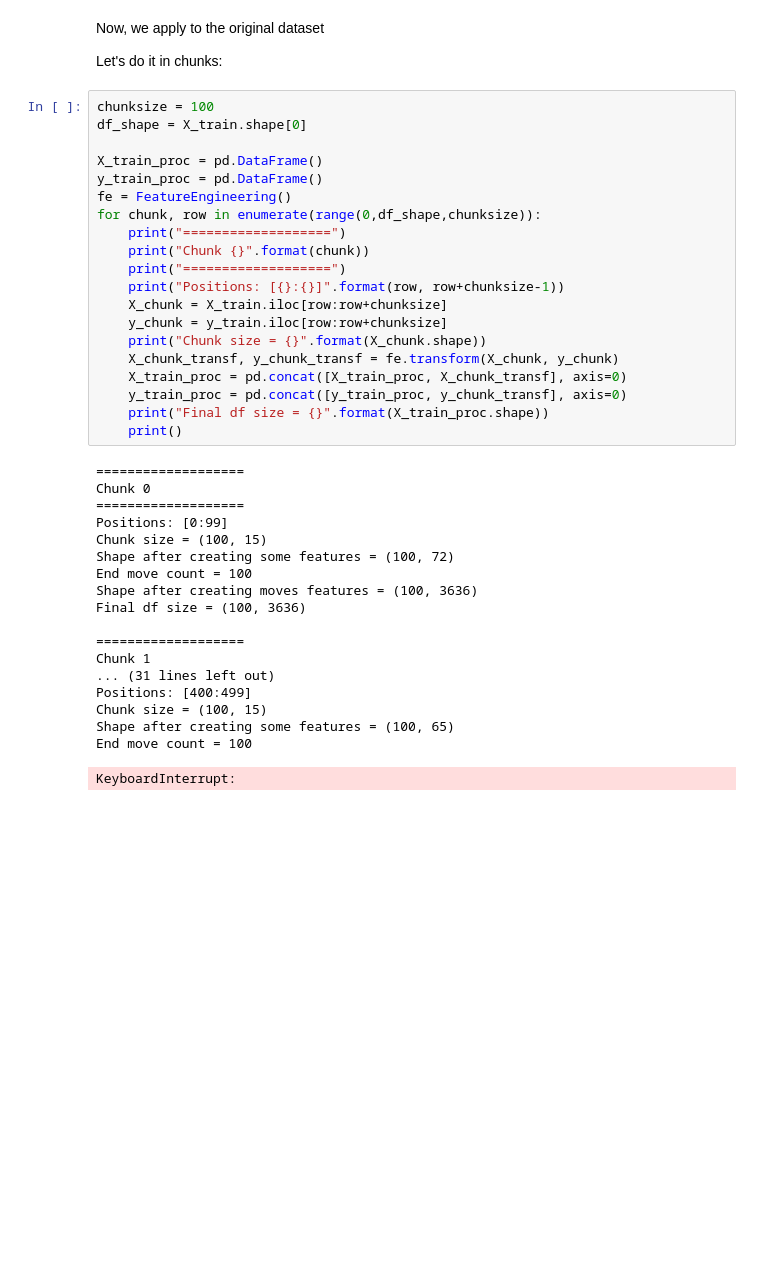
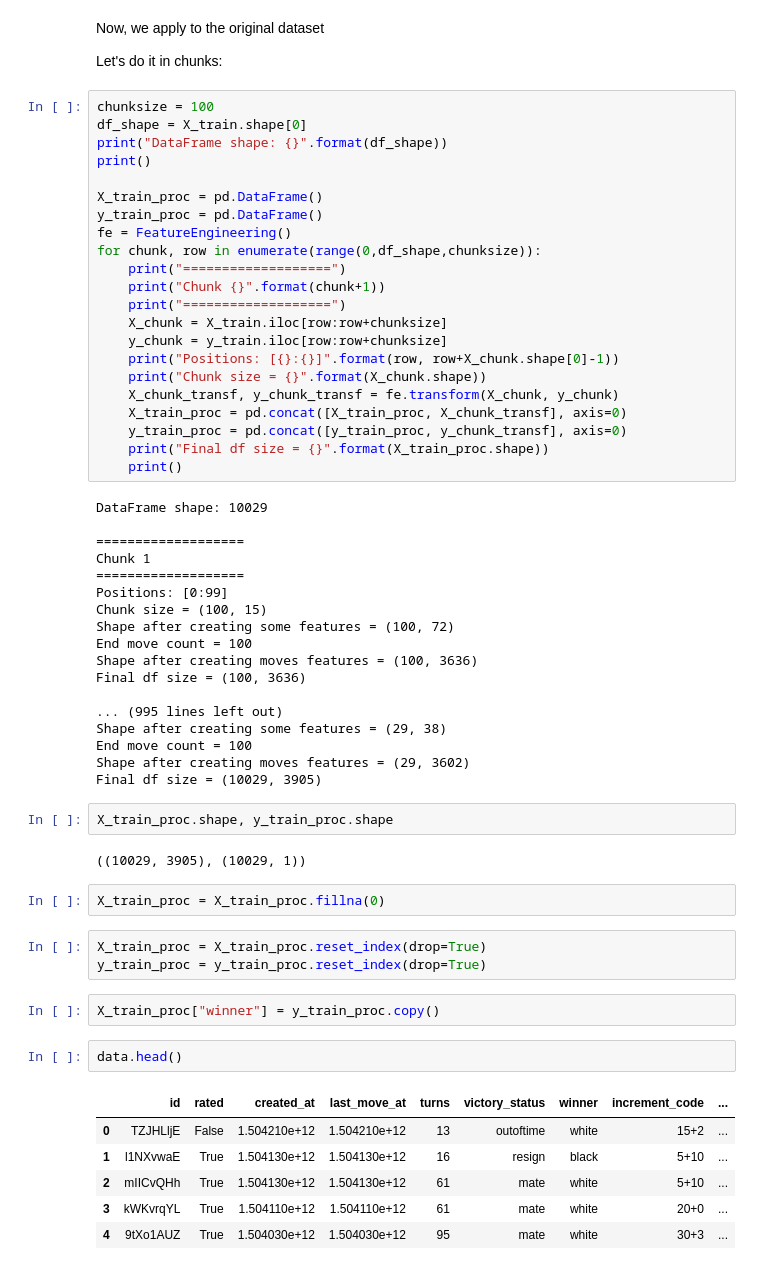
Before and after one commit to mpereiramoretti/lichess-games-prediction, a Jupyter notebook: 0. EDA/0.1 Selecting the variables.ipynb, the cells around one changed output. Saved outputs shown, nothing was run; the diff lists cells and outputs as text; blank space fills up the shorter version.

```diff
--- a/0. EDA/0.1 Selecting the variables.ipynb
+++ b/0. EDA/0.1 Selecting the variables.ipynb
@@ -446,17 +466,19 @@ Let's do it in chunks:
 # %%
 chunksize = 100
 df_shape = X_train.shape[0]
+print("DataFrame shape: {}".format(df_shape))
+print()
 
 X_train_proc = pd.DataFrame()
 y_train_proc = pd.DataFrame()
 fe = FeatureEngineering()
 for chunk, row in enumerate(range(0,df_shape,chunksize)):
     print("===================")
-    print("Chunk {}".format(chunk))
+    print("Chunk {}".format(chunk+1))
     print("===================")
-    print("Positions: [{}:{}]".format(row, row+chunksize-1))
     X_chunk = X_train.iloc[row:row+chunksize]
     y_chunk = y_train.iloc[row:row+chunksize]
+    print("Positions: [{}:{}]".format(row, row+X_chunk.shape[0]-1))
     print("Chunk size = {}".format(X_chunk.shape))
     X_chunk_transf, y_chunk_transf = fe.transform(X_chunk, y_chunk)
     X_train_proc = pd.concat([X_train_proc, X_chunk_transf], axis=0)
@@ -464,8 +486,10 @@ for chunk, row in enumerate(range(0,df_shape,chunksize)):
     print("Final df size = {}".format(X_train_proc.shape))
     print()
 # %% [output]
+DataFrame shape: 10029
+
 ===================
-Chunk 0
+Chunk 1
 ===================
 Positions: [0:99]
 Chunk size = (100, 15)
@@ -474,11 +498,28 @@ End move count = 100
 Shape after creating moves features = (100, 3636)
 Final df size = (100, 3636)
 
-===================
-Chunk 1
-... (31 lines left out)
-Positions: [400:499]
-Chunk size = (100, 15)
-Shape after creating some features = (100, 65)
+... (995 lines left out)
+Shape after creating some features = (29, 38)
 End move count = 100
+Shape after creating moves features = (29, 3602)
+Final df size = (10029, 3905)
-KeyboardInterrupt:
+# %%
+X_train_proc.shape, y_train_proc.shape
+# %% [output]
+((10029, 3905), (10029, 1))
+# %%
+X_train_proc = X_train_proc.fillna(0)
+# %%
+X_train_proc = X_train_proc.reset_index(drop=True)
+y_train_proc = y_train_proc.reset_index(drop=True)
+# %%
+X_train_proc["winner"] = y_train_proc.copy()
+# %%
+data.head()
+# %% [output]
+|  | id | rated | created_at | last_move_at | turns | victory_status | winner | increment_code | ... |
+| 0 | TZJHLljE | False | 1.504210e+12 | 1.504210e+12 | 13 | outoftime | white | 15+2 | ... |
+| 1 | l1NXvwaE | True | 1.504130e+12 | 1.504130e+12 | 16 | resign | black | 5+10 | ... |
+| 2 | mIICvQHh | True | 1.504130e+12 | 1.504130e+12 | 61 | mate | white | 5+10 | ... |
+| 3 | kWKvrqYL | True | 1.504110e+12 | 1.504110e+12 | 61 | mate | white | 20+0 | ... |
+| 4 | 9tXo1AUZ | True | 1.504030e+12 | 1.504030e+12 | 95 | mate | white | 30+3 | ... |
```
Also changed, not shown: parts of 3 cells of this notebook.
